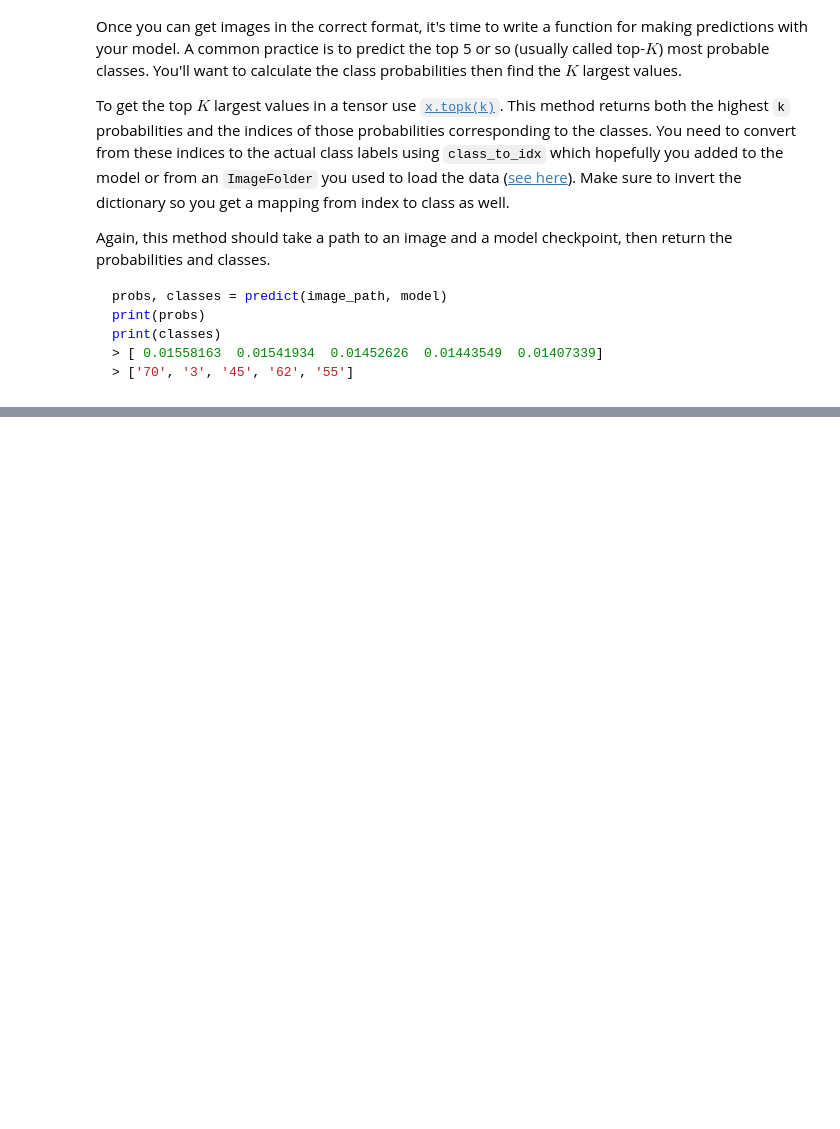
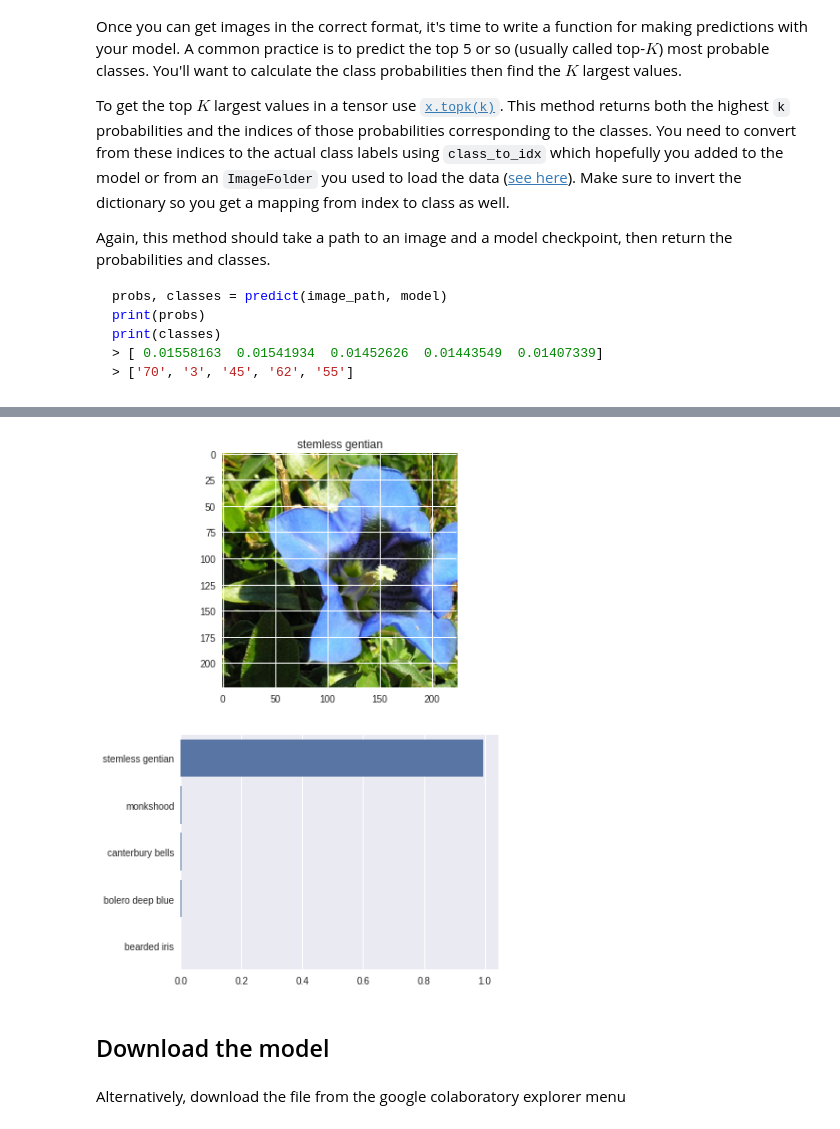
Before and after one commit to rubanzasilva/imageclassifier, a Jupyter notebook: Image_Classifier_Project.ipynb, the cells around one changed output, grey strips where cells are left out. Drawn from its saved outputs; the diff is of its cells as text; code cells hidden in the pictures; blank space fills up the shorter version.

````diff
--- a/Image_Classifier_Project.ipynb
+++ b/Image_Classifier_Project.ipynb
@@ -277,10 +426,3 @@ Color channels of images are typically encoded as integers 0-255, but the model
 As before, the network expects the images to be normalized in a specific way. For the means, it's `[0.485, 0.456, 0.406]` and for the standard deviations `[0.229, 0.224, 0.225]`. You'll want to subtract the means from each color channel, then divide by the standard deviation.
 
 And finally, PyTorch expects the color channel to be the first dimension but it's the third dimension in the PIL image and Numpy array. You can reorder dimensions using [`ndarray.transpose`](https://docs.scipy.org/doc/numpy-1.13.0/reference/generated/numpy.ndarray.transpose.html). The color channel needs to be first and retain the order of the other two dimensions.
-# %%
-def process_image(image):
-    ''' Scales, crops, and normalizes a PIL image for a PyTorch model,
-        returns an Numpy array
-    '''
-
-    # TODO: Process a PIL image for use in a PyTorch model
@@ -288,20 +461,20 @@ def process_image(image):
 To check your work, the function below converts a PyTorch tensor and displays it in the notebook. If your `process_image` function works, running the output through this function should return the original image (except for the cropped out portions).
 # %%
 def imshow(image, ax=None, title=None):
-    """Imshow for Tensor."""
     if ax is None:
         fig, ax = plt.subplots()
-
-    # PyTorch tensors assume the color channel is the first dimension
+    if title:
+        plt.title(title)
+    # PyTorch tensors assume the color channel is first
     # but matplotlib assumes is the third dimension
-    image = image.numpy().transpose((1, 2, 0))
+    image = image.transpose((1, 2, 0))
 
     # Undo preprocessing
     mean = np.array([0.485, 0.456, 0.406])
     std = np.array([0.229, 0.224, 0.225])
     image = std * image + mean
 
-    # Image needs to be clipped between 0 and 1 or it looks like noise when displayed
+    # Image needs to be clipped between 0 and 1
     image = np.clip(image, 0, 1)
 
     ax.imshow(image)
@@ -323,9 +496,3 @@ print(classes)
 > [ 0.01558163  0.01541934  0.01452626  0.01443549  0.01407339]
 > ['70', '3', '45', '62', '55']
 ```
-# %%
-def predict(image_path, model, topk=5):
-    ''' Predict the class (or classes) of an image using a trained deep learning model.
-    '''
-
-    # TODO: Implement the code to predict the class from an image file
@@ -341,0 +535,27 @@ You can convert from the class integer encoding to actual flower names with the
+# %%
+# TODO: Display an image along with the top 5 classes
+def plot_solution(image_path, model):
+    # Set up plot
+    plt.figure(figsize = (6,10))
+    ax = plt.subplot(2,1,1)
+    # Set up title
+    flower_num = image_path.split('/')[3]
+    title_ = cat_to_name[flower_num]
+    # Plot flower
+    img = process_image(image_path)
+    imshow(img, ax, title = title_);
+    # Make prediction
+    probs, labs, flowers = predict(image_path, model)
+    # Plot bar chart
+    plt.subplot(2,1,2)
+    sns.barplot(x=probs, y=flowers, color=sns.color_palette()[0]);
+    plt.show()
+# %%
+image_path = os.path.join(valid_dir, '28/image_05265.jpg')
+plot_solution(image_path, model)
+# %% [output]
+[figure, added]
+# %% [markdown]
+## Download the model
+# %% [markdown]
+Alternatively, download the file from the google colaboratory explorer menu
````
Also changed, not shown: parts of 29 cells of this notebook.
